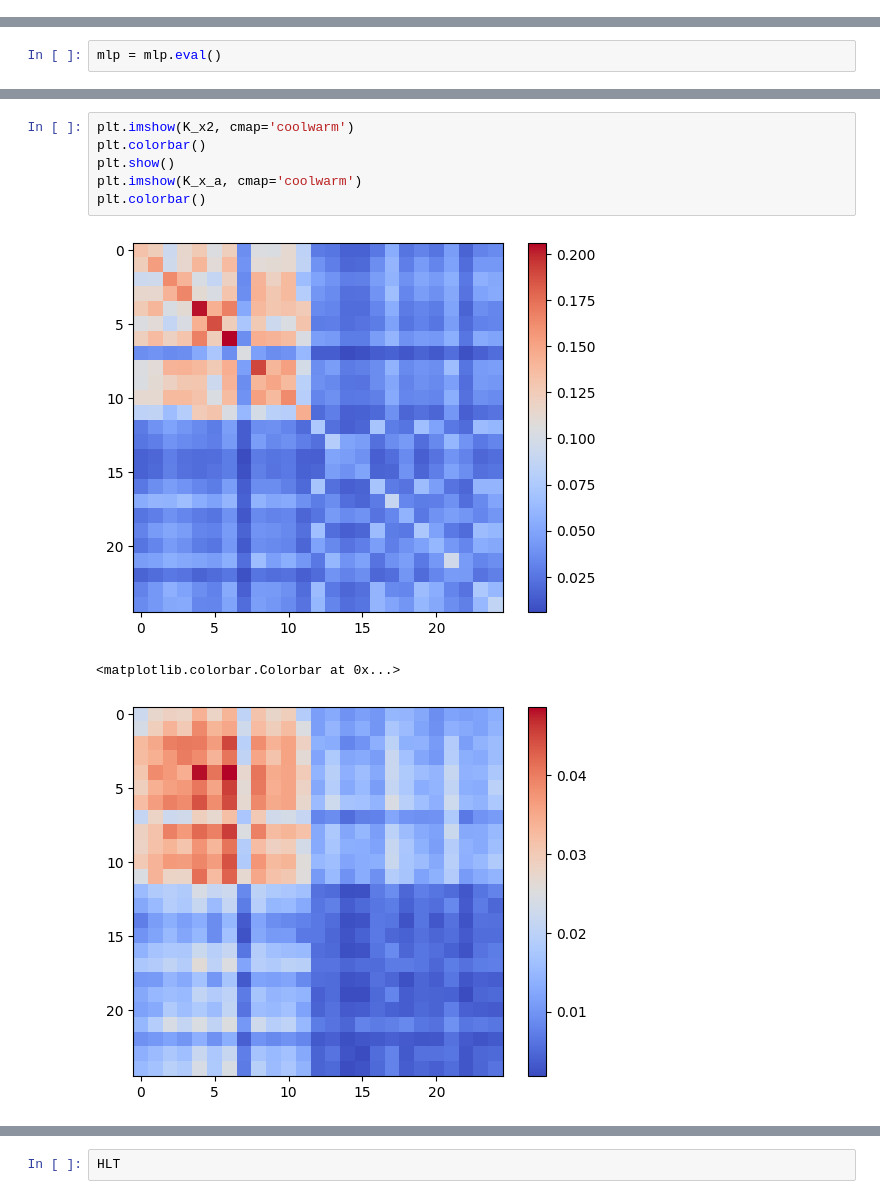
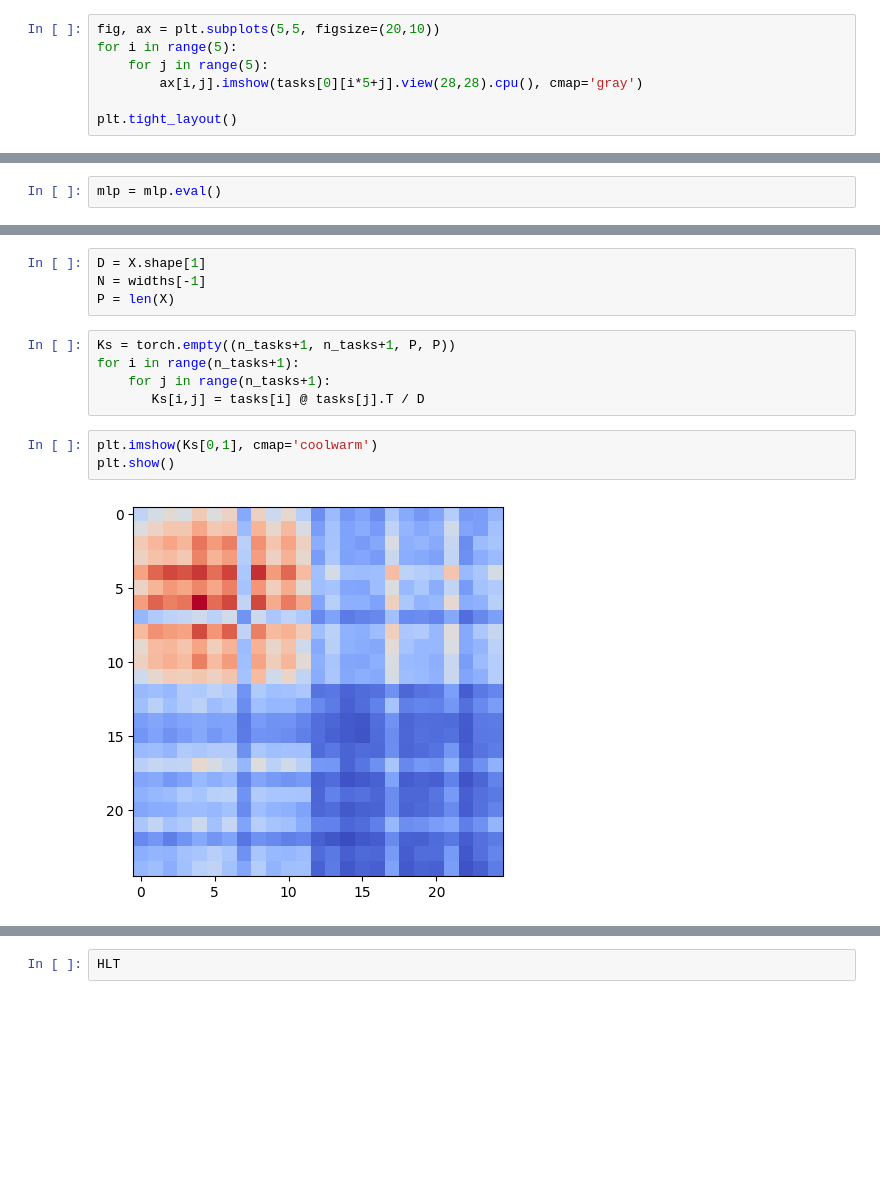
Before and after one commit to alessandrobreccia99/Infinite_width_Continual_Learning, a Jupyter notebook: DMFT.ipynb, the cells around one changed output, grey strips where cells are left out. Drawn from its saved outputs; the diff is of its cells as text; blank space fills up the shorter version.

Commit message:
DMFT_more_tasks and final NTK

```diff
--- a/DMFT.ipynb
+++ b/DMFT.ipynb
@@ -259,0 +273,7 @@ Finished Training task0, train loss: 0.0002663774415850639
+# %%
+fig, ax = plt.subplots(5,5, figsize=(20,10))
+for i in range(5):
+    for j in range(5):
+        ax[i,j].imshow(tasks[0][i*5+j].view(28,28).cpu(), cmap='gray')
+
+plt.tight_layout()
@@ -278,10 +359,14 @@ K_x2 = (tasks[1] @ tasks[1].T).cpu() / D
+# %%
+D = X.shape[1]
+N = widths[-1]
+P = len(X)
+# %%
+Ks = torch.empty((n_tasks+1, n_tasks+1, P, P))
+for i in range(n_tasks+1):
+    for j in range(n_tasks+1):
+       Ks[i,j] = tasks[i] @ tasks[j].T / D
 # %%
-plt.imshow(K_x2, cmap='coolwarm')
-plt.colorbar()
+plt.imshow(Ks[0,1], cmap='coolwarm')
 plt.show()
-plt.imshow(K_x_a, cmap='coolwarm')
-plt.colorbar()
 # %% [output]
-[figure, old version]
+[figure, new version]
-<matplotlib.colorbar.Colorbar at 0x...>
-[figure, removed]
```
Also changed, not shown: parts of 35 cells of this notebook, 1 other file.
